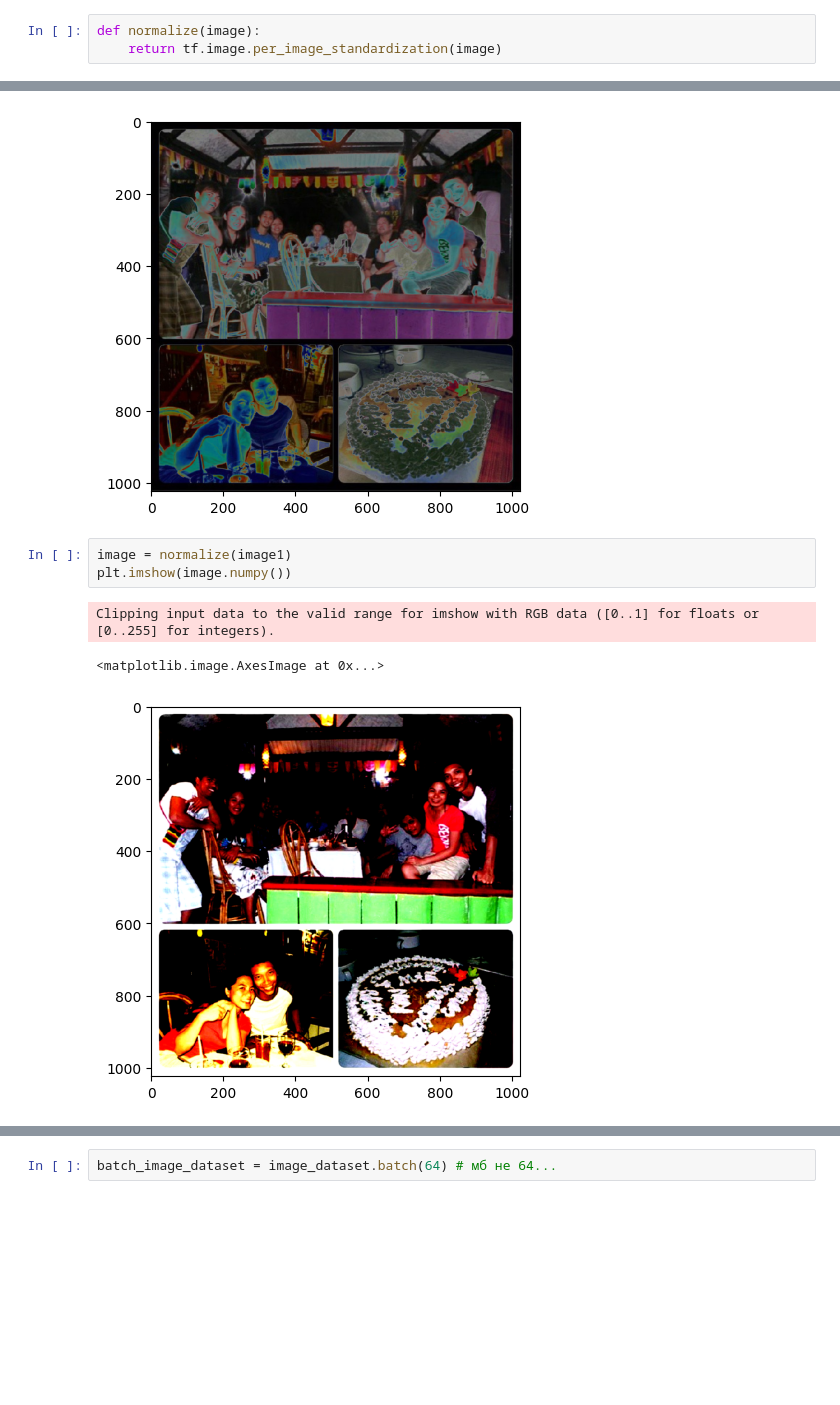
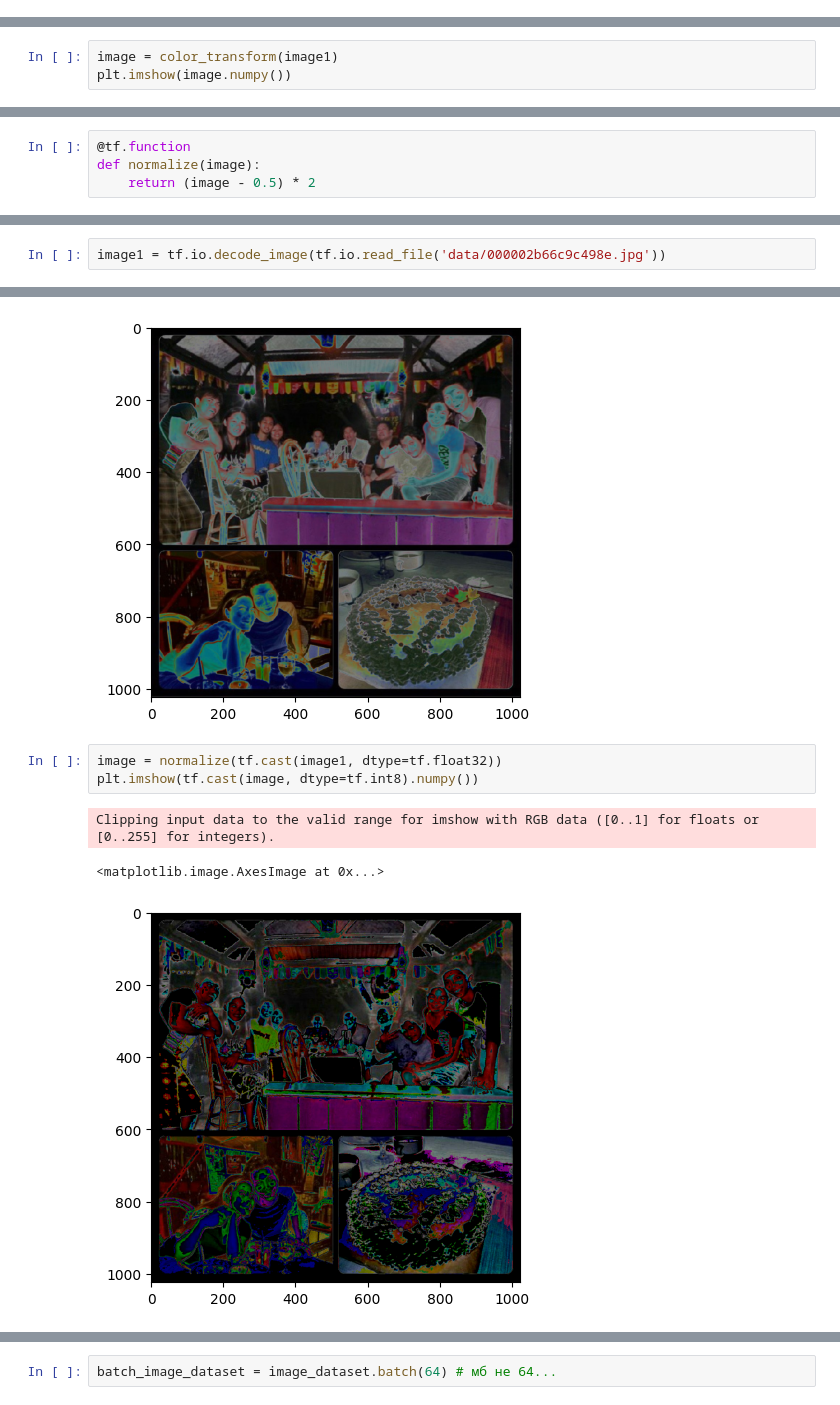
Before and after one commit to dubstepenjoyer/dvfu_tasks, a Jupyter notebook: feature_extraction.ipynb, the cells around one changed output, grey strips where cells are left out. Drawn from its saved outputs; the diff is of its cells as text; blank space fills up the shorter version.

```diff
--- a/feature_extraction.ipynb
+++ b/feature_extraction.ipynb
@@ -121,3 +128,0 @@ def random_solarize(image, threshold=128, p=0.2):
-# %%
-def normalize(image):
-    return tf.image.per_image_standardization(image)
@@ -147,2 +129,5 @@ def dino_augmentation(image, global_crops_scale=(0.14, 1), local_crops_scale=(0.
 # %%
 image1 = tf.io.decode_image(tf.io.read_file('data/000002b66c9c498e.jpg'))
+# %%
+image = color_transform(image1)
+plt.imshow(image.numpy())
@@ -148,0 +158,4 @@ image1 = tf.io.decode_image(tf.io.read_file('data/000002b66c9c498e.jpg'))
+# %%
+@tf.function
+def normalize(image):
+    return (image - 0.5) * 2
@@ -149 +186,3 @@ image1 = tf.io.decode_image(tf.io.read_file('data/000002b66c9c498e.jpg'))
+# %%
+image1 = tf.io.decode_image(tf.io.read_file('data/000002b66c9c498e.jpg'))
 # %%
@@ -172,10 +211,10 @@ plt.imshow(image.numpy())
 <matplotlib.image.AxesImage at 0x...>
 [figure]
 # %%
-image = normalize(image1)
-plt.imshow(image.numpy())
+image = normalize(tf.cast(image1, dtype=tf.float32))
+plt.imshow(tf.cast(image, dtype=tf.int8).numpy())
 # %% [output]
 Clipping input data to the valid range for imshow with RGB data ([0..1] for floats or [0..255] for integers).
 <matplotlib.image.AxesImage at 0x...>
-[figure, old version]
+[figure, new version]
 # %%
```
Also changed, not shown: parts of 13 cells of this notebook.
